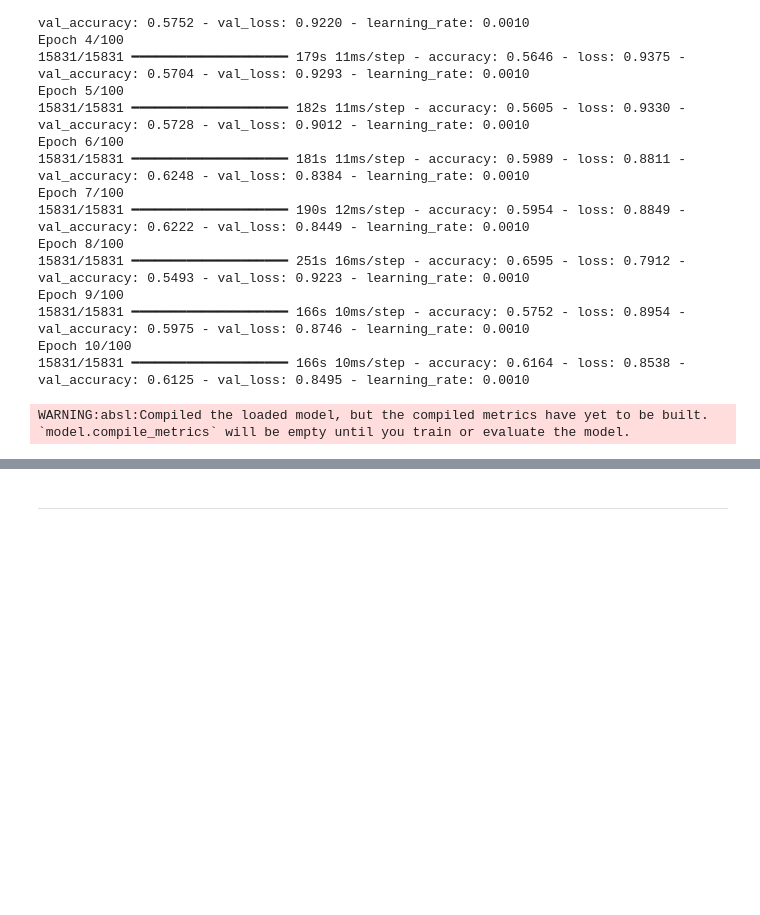
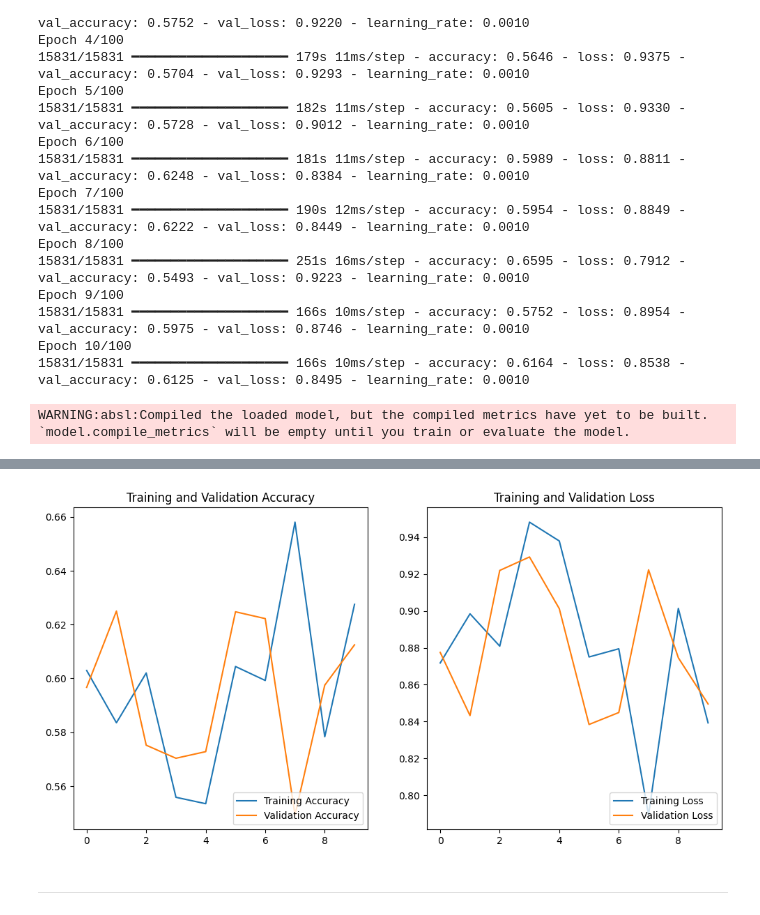
Before and after one commit to marina-moreira/mei-approf, a Jupyter notebook: RNN/notebooks/03_modelDevelopmentTradicionalRNN.ipynb, the cells around one changed output, grey strips where cells are left out. Cells and saved outputs as stored; diff of their text form; code cells hidden in the pictures; blank space fills up the shorter version.

```diff
--- a/RNN/notebooks/03_modelDevelopmentTradicionalRNN.ipynb
+++ b/RNN/notebooks/03_modelDevelopmentTradicionalRNN.ipynb
@@ -692,31 +707,32 @@ model_1 = load_model(model_path)
 # %% [output]
 WARNING:absl:Compiled the loaded model, but the compiled metrics have yet to be built. `model.compile_metrics` will be empty until you train or evaluate the model.
 # %%
-#import matplotlib.pyplot as plt
+import matplotlib.pyplot as plt
 
-#loss, accuracy = model_1.evaluate(X_test, y_test)
-#print(f'Test loss: {loss}, Test accuracy: {accuracy}')
+loss, accuracy = model_1.evaluate(X_test, y_test)
+print(f'Test loss: {loss}, Test accuracy: {accuracy}')
 
 
-#acc = history_5.history["accuracy"]
-#val_acc = history_5.history["val_accuracy"]
+acc = history_5["accuracy"]
+val_acc = history_5["val_accuracy"]
 
-#loss = history_5.history["loss"]
-#val_loss = history_5.history["val_loss"]
+loss = history_5["loss"]
+val_loss = history_5["val_loss"]
 
 
-#EPOCHS=10
-#plt.figure(figsize=(12,6))
-#plt.subplot(1,2,1)
-#plt.plot(range(EPOCHS),acc, label="Training Accuracy")
-#plt.plot(range(EPOCHS),val_acc, label="Validation Accuracy")
-#plt.legend(loc="lower right")
-#plt.title("Training and Validation Accuracy")
+EPOCHS = len(acc)
 
-#plt.figure(figsize=(6,6))
-#plt.subplot(1,2,2)
-#plt.plot(range(EPOCHS),loss, label="Training Loss")
-#plt.plot(range(EPOCHS),val_loss, label="Validation Loss")
-#plt.legend(loc="lower right")
-#plt.title("Training and Validation Loss")
-#plt.show()
+plt.figure(figsize=(12,6))
+plt.subplot(1,2,1)
+plt.plot(range(EPOCHS),acc, label="Training Accuracy")
+plt.plot(range(EPOCHS),val_acc, label="Validation Accuracy")
+plt.legend(loc="lower right")
+plt.title("Training and Validation Accuracy")
+
+plt.subplot(1,2,2)
+plt.plot(range(EPOCHS),loss, label="Training Loss")
+plt.plot(range(EPOCHS),val_loss, label="Validation Loss")
+plt.legend(loc="lower right")
+plt.title("Training and Validation Loss")
+plt.show()
+# %% [output]
@@ -723,3 +741,4 @@ WARNING:absl:Compiled the loaded model, but the compiled metrics have yet to be
+[figure, added]
 # %% [markdown]
 ---
 # %% [markdown]
```
Also changed, not shown: parts of 46 cells of this notebook, 5 other files.
